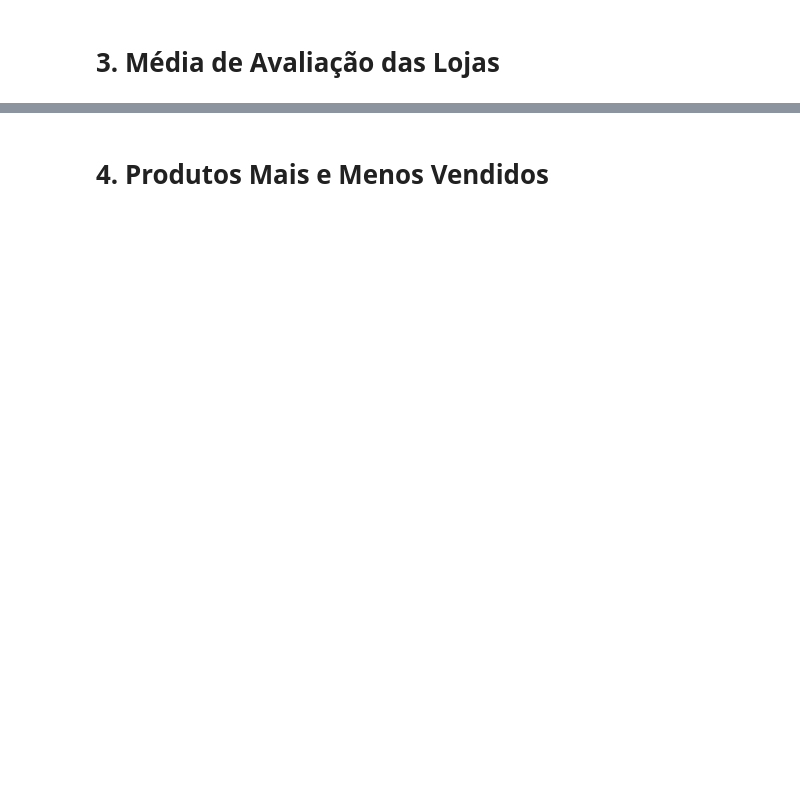
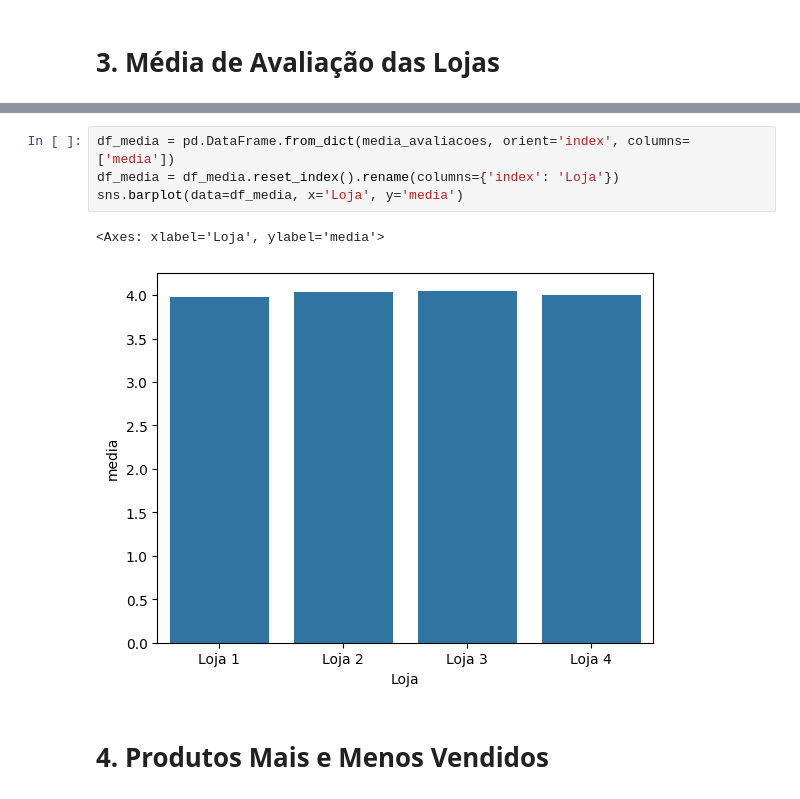
Before and after one commit to SScliff/Projeto_DataScience_alura, a Jupyter notebook: AluraStoreBr.ipynb, the cells around one changed output, grey strips where cells are left out. Cells and saved outputs as stored; diff of their text form; blank space fills up the shorter version.

```diff
--- a/AluraStoreBr.ipynb
+++ b/AluraStoreBr.ipynb
@@ -126,2 +90,9 @@ Passing `palette` without assigning `hue` is deprecated and will be removed in v
+# %%
+df_media = pd.DataFrame.from_dict(media_avaliacoes, orient='index', columns=['media'])
+df_media = df_media.reset_index().rename(columns={'index': 'Loja'})
+sns.barplot(data=df_media, x='Loja', y='media')
+# %% [output]
+<Axes: xlabel='Loja', ylabel='media'>
+[figure, added]
 # %% [markdown]
 # 4. Produtos Mais e Menos Vendidos
```
Also changed, not shown: parts of 16 cells of this notebook.
